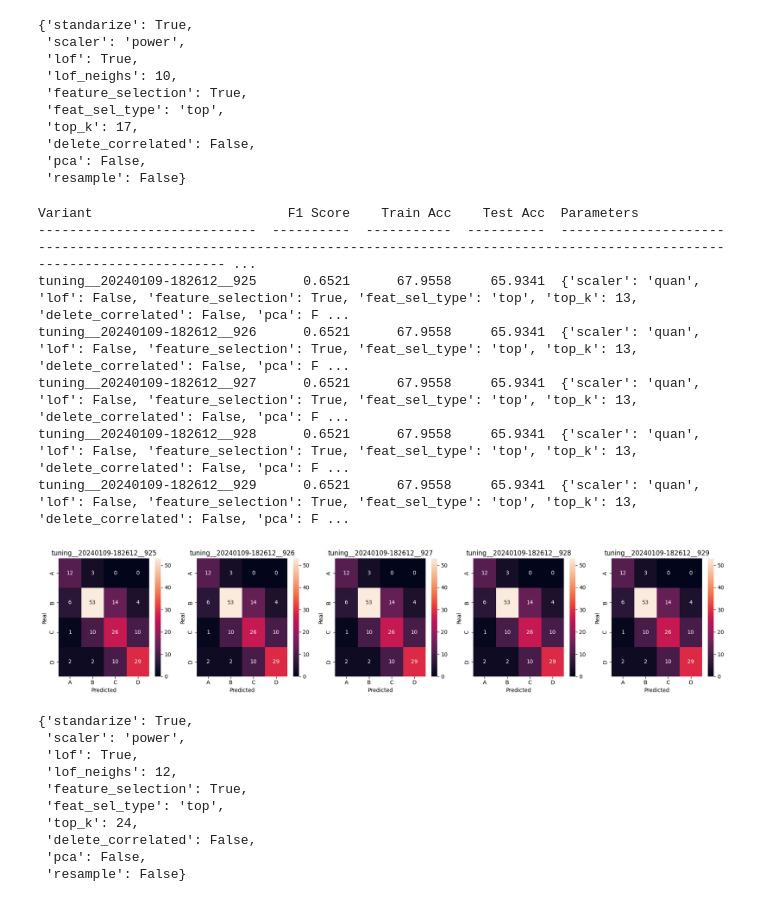
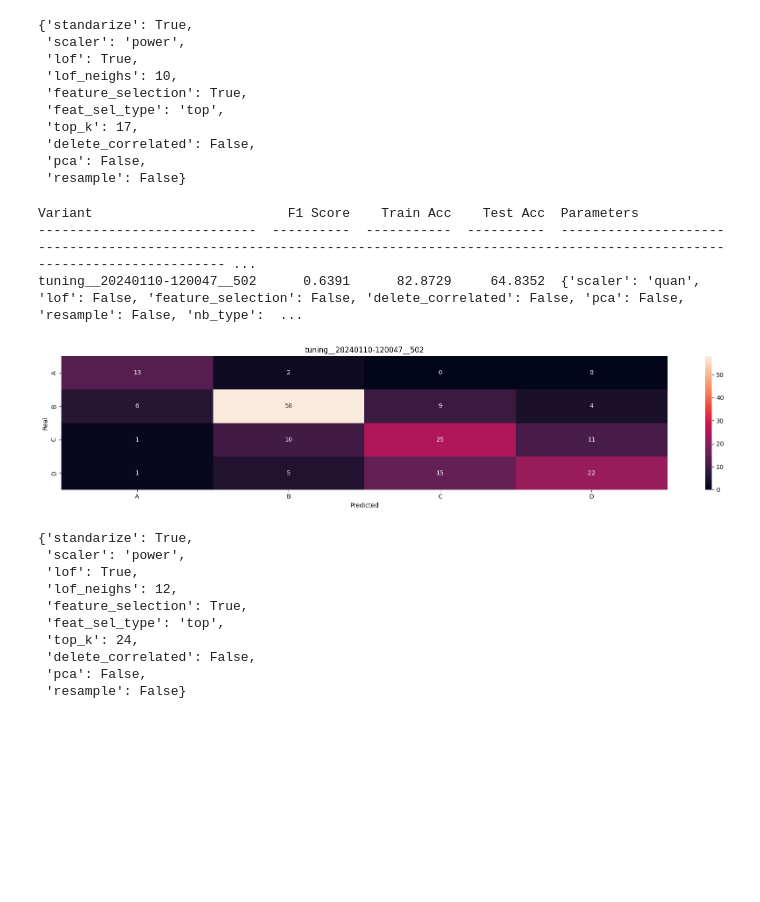
Before and after one commit to DomingoLopez/ClubFansIris, a Jupyter notebook: naive_bayes/naive_bayes.ipynb, the cells around one changed output. Cells and saved outputs as stored; diff of their text form; code cells hidden in the pictures; blank space fills up the shorter version.

```diff
--- a/naive_bayes/naive_bayes.ipynb
+++ b/naive_bayes/naive_bayes.ipynb
@@ -41,22 +39,4 @@ df_credit_y = df_credit["RATE"]
 df_test = pd.read_csv("../data_preprocess/test_preprocess.csv")
 X_test     = df_test.drop(columns=["ID"])
 X_test_ids = df_test["ID"]
-# %%
-X_train, X_val, y_train, y_val= train_test_split(df_credit_x,
-                                                   df_credit_y, stratify=df_credit_y,
-                                                   test_size=0.2,
-                                                   random_state=16)
-
-scaler = StandardScaler()
-scaler.fit(X_train)
-
-X_train = pd.DataFrame(scaler.transform(X_train), columns=df_credit_x.columns)
-X_val = pd.DataFrame(scaler.transform(X_val), columns=df_credit_x.columns)
-X_test = pd.DataFrame(scaler.transform(X_test), columns=df_credit_x.columns)
-
-# minmax = MinMaxScaler()
-# minmax.fit(X_train)
-
-# X_train = minmax.transform(X_train)
-# X_val = minmax.transform(X_val)
 # %% [markdown]
@@ -507,6 +400,6 @@ class TuningParams:
 # %%
 BNTuning = TuningParams(df_credit_x, df_credit_y, df_test)
 # %%
-study = optuna.create_study(direction="maximize", study_name="tuning__{}".format(datetime.datetime.now().strftime("%Y%m%d-%H%M%S")))
+study = optuna.create_study(direction="maximize", study_name="tuning__{}".format(datetime.datetime.now().strftime("%Y%m%d-%H%M%S")), storage="sqlite:///db.sqlite3")
 
 study.optimize(BNTuning.objective_function, n_trials=1000)
@@ -543,16 +475,12 @@ self_trials = BNTuning.trial
 # %%
 BNTuning.trial = self_trials
 # %%
-out = BNTuning.get_k_best_trials(study, k=5,save_kaggle=True);
+out = BNTuning.get_k_best_trials(study, k=1,save_kaggle=True);
 # %% [output]
 Variant                         F1 Score    Train Acc    Test Acc  Parameters
 ----------------------------  ----------  -----------  ----------  ------------------------------------------------------------------------------------------------------------------------------------- ...
-tuning__20240109-182612__925      0.6521      67.9558     65.9341  {'scaler': 'quan', 'lof': False, 'feature_selection': True, 'feat_sel_type': 'top', 'top_k': 13, 'delete_correlated': False, 'pca': F ...
-tuning__20240109-182612__926      0.6521      67.9558     65.9341  {'scaler': 'quan', 'lof': False, 'feature_selection': True, 'feat_sel_type': 'top', 'top_k': 13, 'delete_correlated': False, 'pca': F ...
-tuning__20240109-182612__927      0.6521      67.9558     65.9341  {'scaler': 'quan', 'lof': False, 'feature_selection': True, 'feat_sel_type': 'top', 'top_k': 13, 'delete_correlated': False, 'pca': F ...
-tuning__20240109-182612__928      0.6521      67.9558     65.9341  {'scaler': 'quan', 'lof': False, 'feature_selection': True, 'feat_sel_type': 'top', 'top_k': 13, 'delete_correlated': False, 'pca': F ...
-tuning__20240109-182612__929      0.6521      67.9558     65.9341  {'scaler': 'quan', 'lof': False, 'feature_selection': True, 'feat_sel_type': 'top', 'top_k': 13, 'delete_correlated': False, 'pca': F ...
+tuning__20240110-120047__502      0.6391      82.8729     64.8352  {'scaler': 'quan', 'lof': False, 'feature_selection': False, 'delete_correlated': False, 'pca': False, 'resample': False, 'nb_type':  ...
-[figure, old version]
+[figure, new version]
 # %%
 out["tuning__20240109-170403__378"]["params"]
 # %% [output]
```
Also changed, not shown: parts of 37 cells of this notebook.
